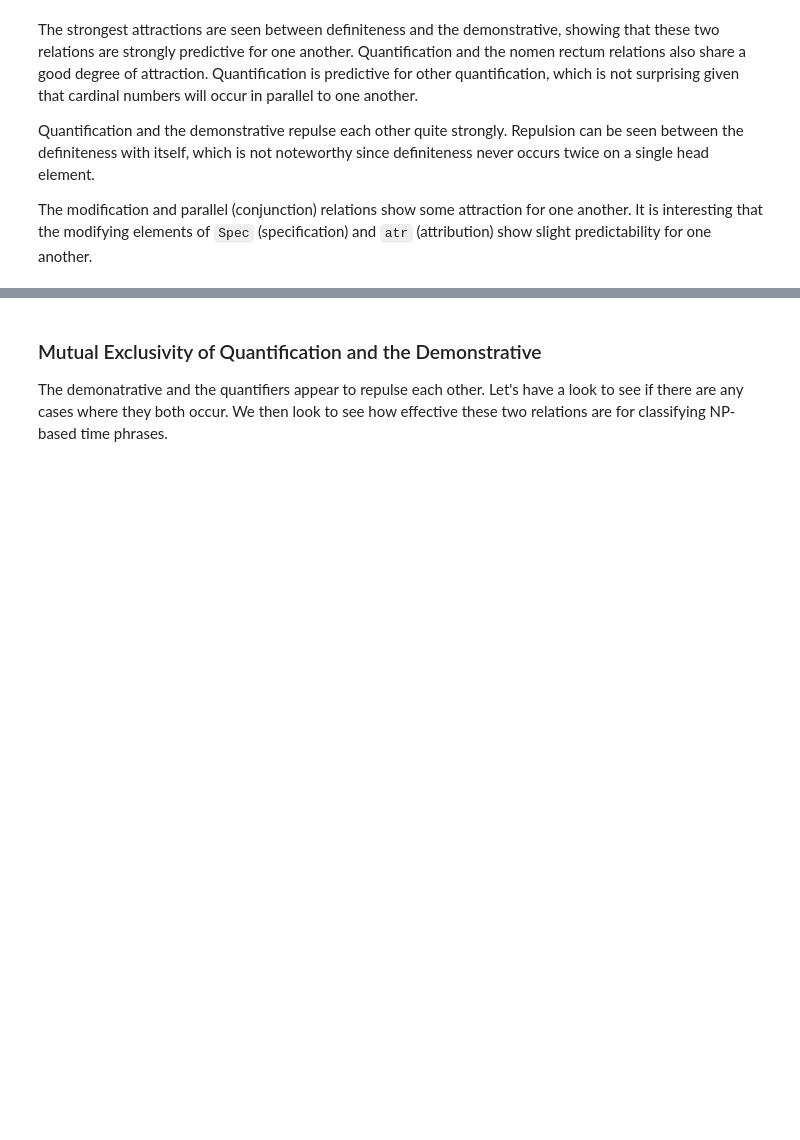
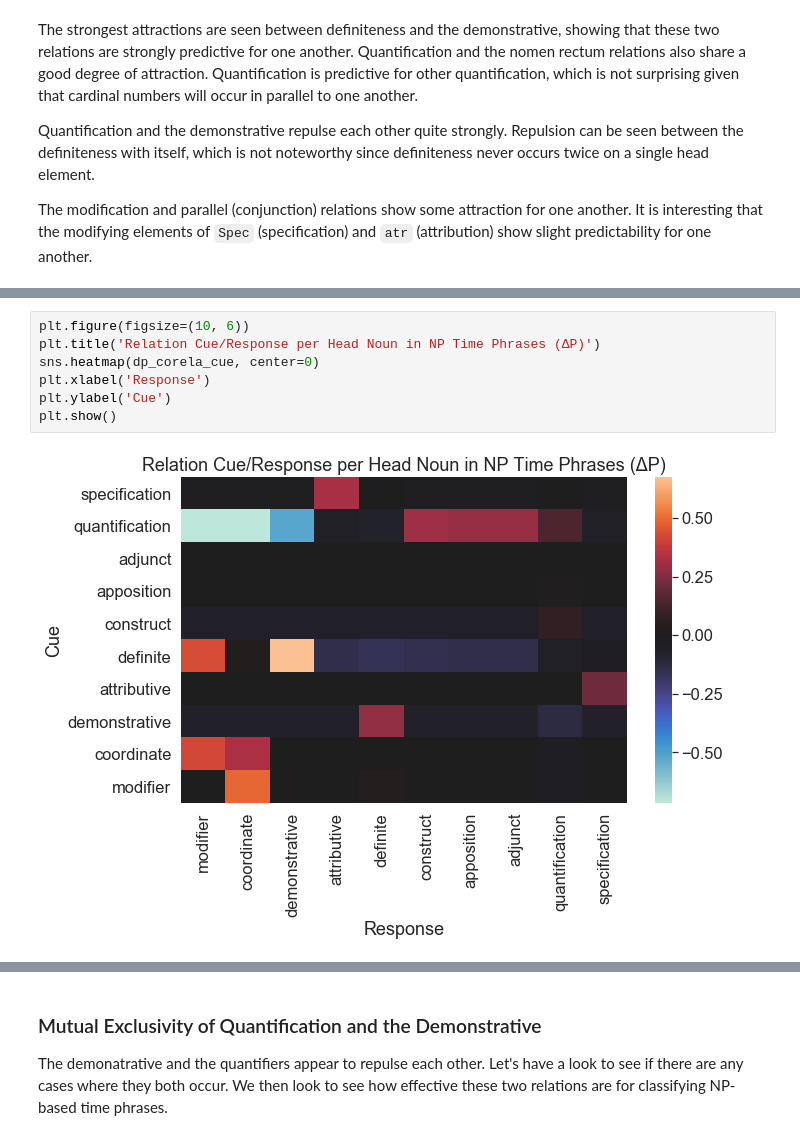
Before and after one commit to CambridgeSemiticsLab/BH_time_collocations, a Jupyter notebook: analysis/SBH_time_expressions.ipynb, the cells around one changed output, grey strips where cells are left out. Saved outputs shown, nothing was run; the diff lists cells and outputs as text; blank space fills up the shorter version.

```diff
--- a/analysis/SBH_time_expressions.ipynb
+++ b/analysis/SBH_time_expressions.ipynb
@@ -1225,0 +1319,9 @@ co_relas.head()
+# %%
+plt.figure(figsize=(10, 6))
+plt.title('Relation Cue/Response per Head Noun in NP Time Phrases (ΔP)')
+sns.heatmap(dp_corela_cue, center=0)
+plt.xlabel('Response')
+plt.ylabel('Cue')
+plt.show()
+# %% [output]
+[figure, added]
```
Also changed, not shown: parts of 31 cells of this notebook.
